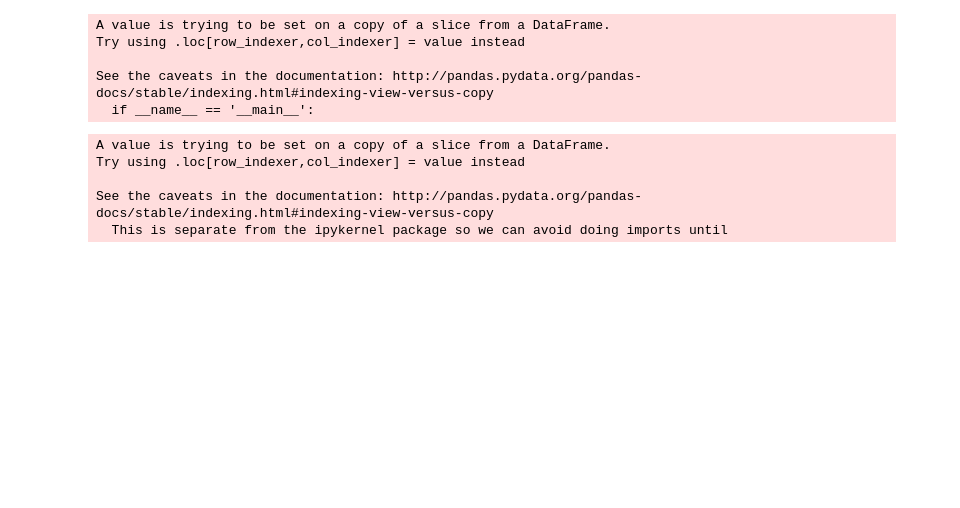
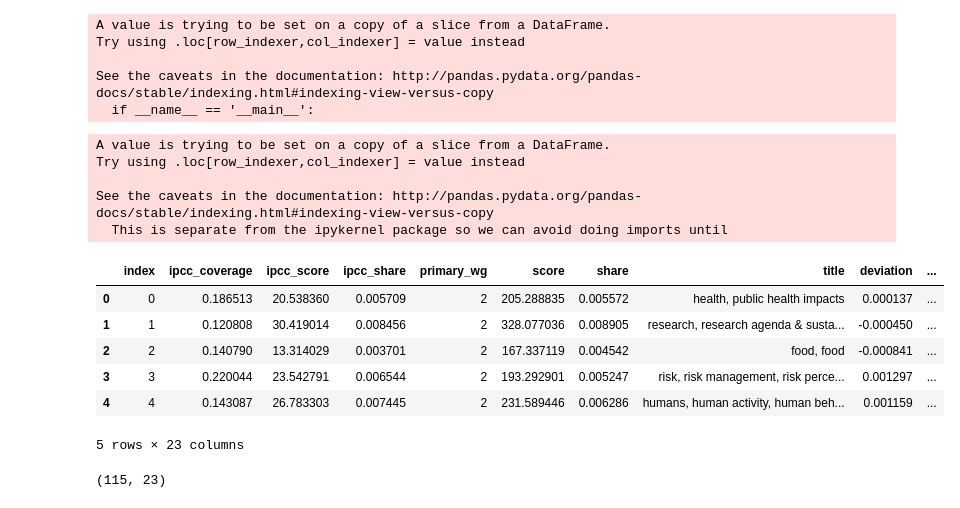
Before and after one commit to mcallaghan/cc-topography, a Jupyter notebook: code/topic_dis.ipynb, the cells around one changed output. Drawn from its saved outputs; the diff is of its cells as text; code cells hidden in the pictures; blank space fills up the shorter version.

```diff
--- a/code/topic_dis.ipynb
+++ b/code/topic_dis.ipynb
@@ -812,3 +814,23 @@ plt.savefig(
 )
 
 plt.show()
+# %%
+tdf.head()
+# %% [output]
+|  | index | ipcc_coverage | ipcc_score | ipcc_share | primary_wg | score | share | title | deviation | ... |
+| 0 | 0 | 0.186513 | 20.538360 | 0.005709 | 2 | 205.288835 | 0.005572 | health, public health impacts | 0.000137 | ... |
+| 1 | 1 | 0.120808 | 30.419014 | 0.008456 | 2 | 328.077036 | 0.008905 | research, research agenda & susta... | -0.000450 | ... |
+| 2 | 2 | 0.140790 | 13.314029 | 0.003701 | 2 | 167.337119 | 0.004542 | food, food | -0.000841 | ... |
+| 3 | 3 | 0.220044 | 23.542791 | 0.006544 | 2 | 193.292901 | 0.005247 | risk, risk management, risk perce... | 0.001297 | ... |
+| 4 | 4 | 0.143087 | 26.783303 | 0.007445 | 2 | 231.589446 | 0.006286 | humans, human activity, human beh... | 0.001159 | ... |
+5 rows × 23 columns
+# %%
+tdf[
+    (tdf['Natural Sciences'] > tdf['Social Sciences']) &
+    (tdf['Natural Sciences'] > tdf['Agricultural Sciences']) &
+    (tdf['Natural Sciences'] > tdf['Engineering and Technology']) &
+    (tdf['Natural Sciences'] > tdf['Humanities']) &
+    (tdf['Natural Sciences'] > tdf['Medical and Health Sciences'])
+].shape
+# %% [output]
+(115, 23)
```
Also changed, not shown: parts of 18 cells of this notebook, 45 other files.
